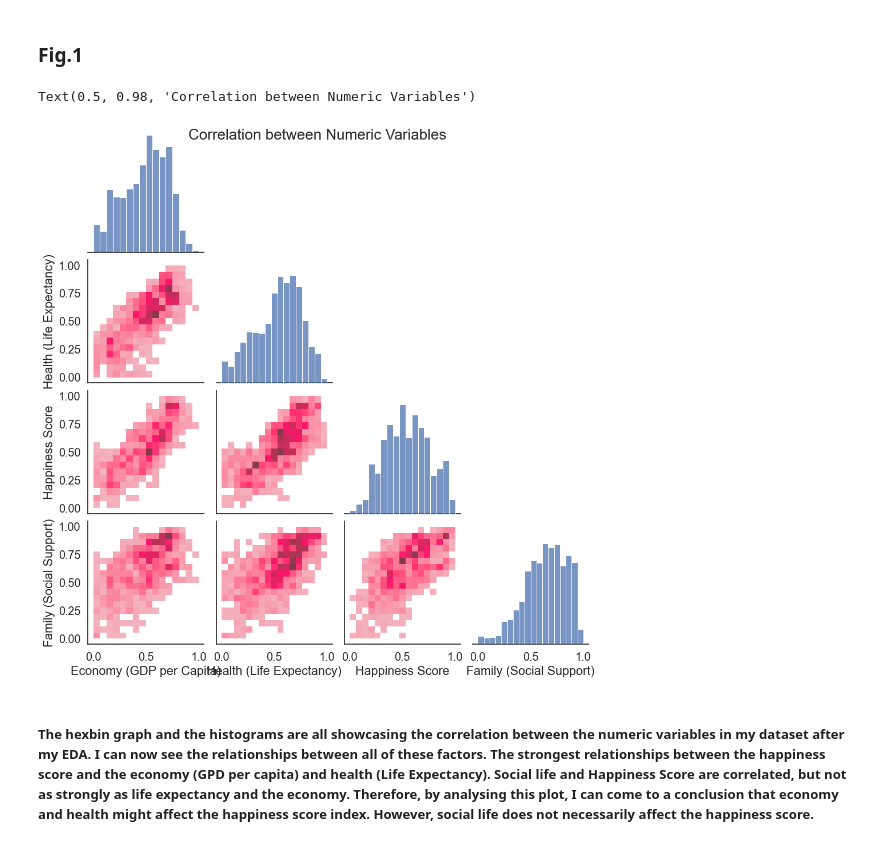
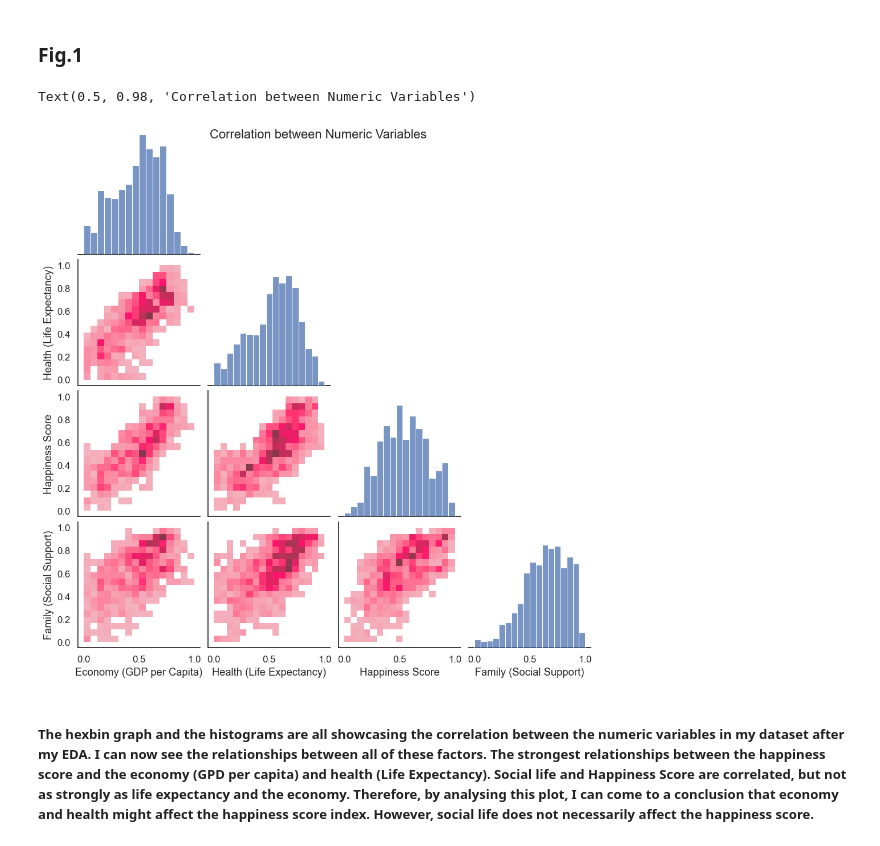
Before and after one commit to ubco-W2022T1-cosc301/project-group47, a Jupyter notebook: notebooks/analysis3.ipynb, the cells around one changed output. Cells and saved outputs as stored; diff of their text form; code cells hidden in the pictures.

Commit message:
fixed my graph

```diff
--- a/notebooks/analysis3.ipynb
+++ b/notebooks/analysis3.ipynb
@@ -31,7 +31,7 @@ df1 = pd.read_csv('../data/raw/world_happiness_report.csv')
 | 1228 | 145 | 146 | Afghanistan | Southern Asia | 2,404 | 0,758 | ... |
 1229 rows × 12 columns
 # %%
-sns.set_theme(style="white", font_scale=1.3)
+sns.set_theme(style="white", font_scale=1.1)
 # %%
 d1 = df1.shape
 d2 = df1.head()
@@ -341,11 +345,11 @@ NameError: name 'normalize1' is not defined
 # %% [markdown]
 ### Fig.1
 # %%
-ax =sns.pairplot(normalized_df1[["Economy (GDP per Capita)",'Health (Life Expectancy)','Happiness Score',"Family (Social Support)"]], corner=True,plot_kws={'color':'pink'},kind="hist")
+ax =sns.pairplot(normalize1[["Economy (GDP per Capita)",'Health (Life Expectancy)','Happiness Score',"Family (Social Support)"]], corner=True,plot_kws={'color':'pink'},kind="hist")
 ax.fig.suptitle("Correlation between Numeric Variables")
 # %% [output]
 Text(0.5, 0.98, 'Correlation between Numeric Variables')
-[figure, old version]
+[figure, new version]
 # %% [markdown]
 ##### The hexbin graph and the histograms are all showcasing the correlation between the numeric variables in my dataset after my EDA. I can now see the relationships between all of these factors. The strongest relationships between the happiness score and the economy (GPD per capita) and health (Life Expectancy). Social life and Happiness Score are correlated, but not as strongly as life expectancy and the economy. Therefore, by analysing this plot, I can come to a conclusion that economy and health might affect the happiness score index. However, social life does not necessarily affect the happiness score.
 # %% [markdown]
```
Also changed, not shown: parts of 7 cells of this notebook, 2 other files.
